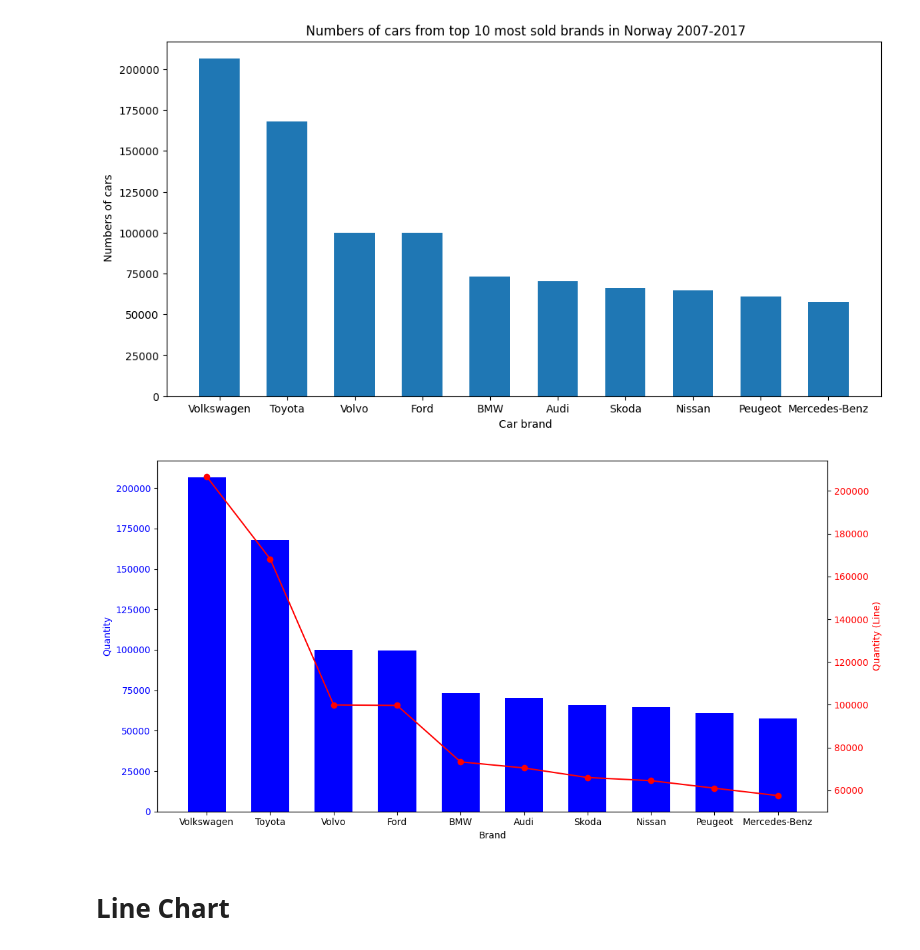
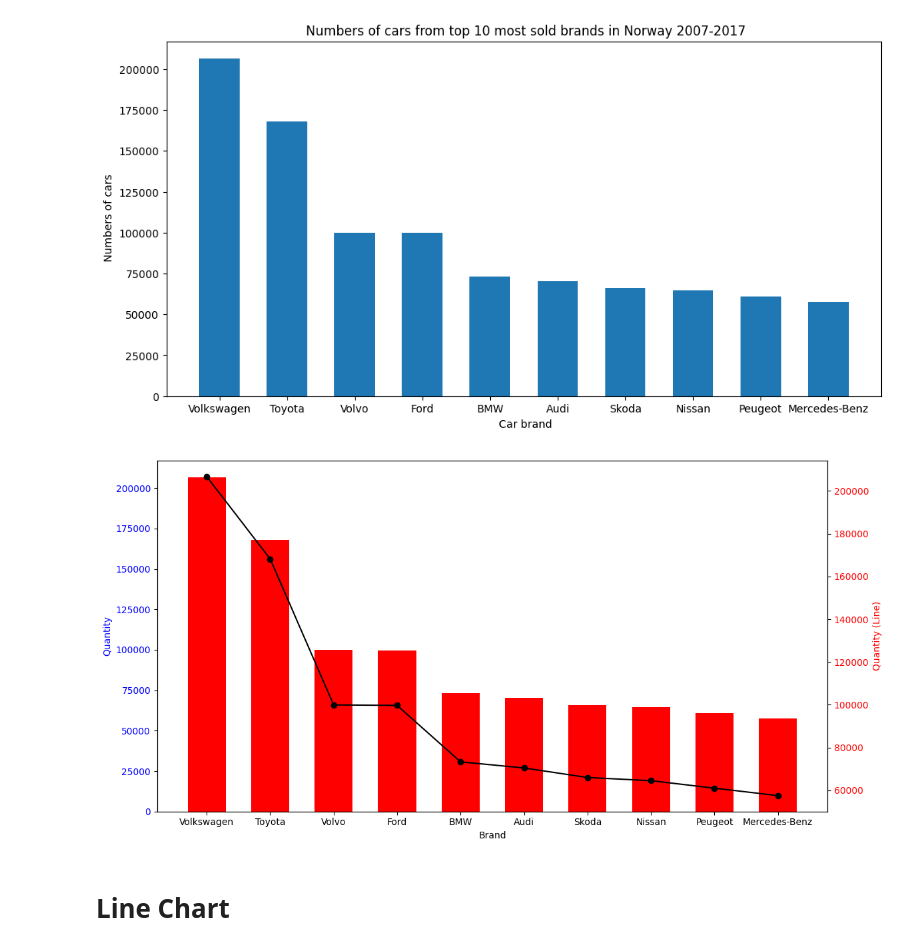
Before and after one commit to EfremDaniel/Data_visualisation_Efrem, a Jupyter notebook: Code_along/02_matplotlib_bar_line/matplotlib.ipynb, the cells around one changed output. Cells and saved outputs as stored; diff of their text form; code cells hidden in the pictures.

```diff
--- a/Code_along/02_matplotlib_bar_line/matplotlib.ipynb
+++ b/Code_along/02_matplotlib_bar_line/matplotlib.ipynb
@@ -129,36 +129,36 @@ import matplotlib.pyplot as plt
 fig, ax1 = plt.subplots(figsize=(12, 6))
 
 # Skapa stapeldiagram på ax1
 ax1.bar(
     x = df_quantity_top_10["Brand"],
     height = df_quantity_top_10["Quantity"],
     width = 0.6,
-    color = 'b'  # För att ge staplarna en färg (blå)
+    color = 'r'  # För att ge staplarna en färg (blå)
 )
 
 # Sätt etiketter och titel för ax1
 ax1.set_xlabel('Brand')
 ax1.set_ylabel('Quantity', color='b')
 ax1.tick_params(axis='y', labelcolor='b')
 
 # Skapa en andra y-axel (twinx)
 ax2 = ax1.twinx()
 
 # Här kan du exempelvis plotta en linje (eller annat) på den andra y-axeln
 # Här används en linje som exempel:
-ax2.plot(df_quantity_top_10["Brand"], df_quantity_top_10["Quantity"], color='r', marker='o')
+ax2.plot(df_quantity_top_10["Brand"], df_quantity_top_10["Quantity"], color='black', marker='o')
 
 # Sätt etiketter och titel för ax2
 ax2.set_ylabel('Quantity (Line)', color='r')
 ax2.tick_params(axis='y', labelcolor='r')
 
 # Justera layouten
 plt.tight_layout()
 
 # Visa grafen
 plt.show()
 # %% [output]
-[figure, old version]
+[figure, new version]
 # %% [markdown]
 # Line Chart
 # %%
```
Also changed, not shown: parts of 2 cells of this notebook.
